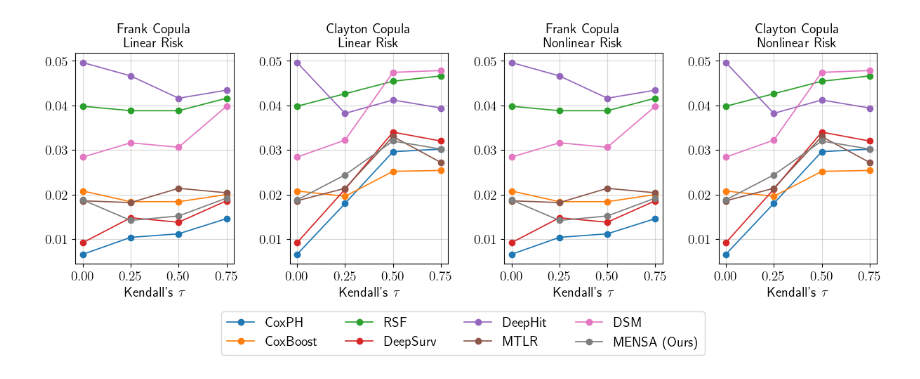
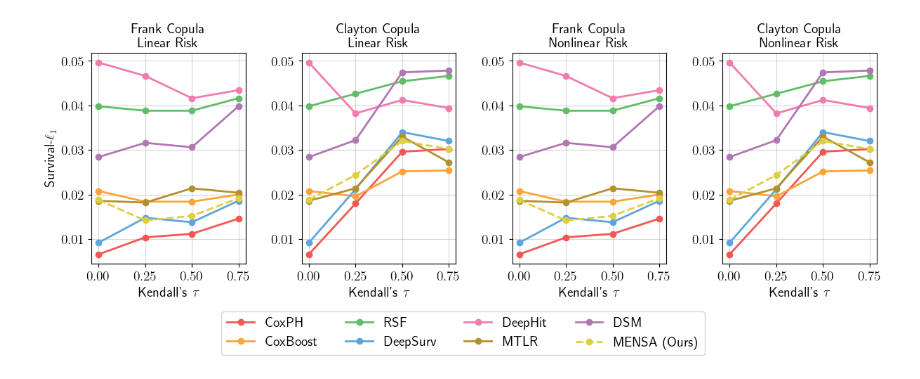
Before and after one commit to thecml/mensa, a Jupyter notebook: notebooks/plot_l1_survival.ipynb, the cells around one changed output. Drawn from its saved outputs; the diff is of its cells as text; code cells hidden in the pictures.

```diff
--- a/notebooks/plot_l1_survival.ipynb
+++ b/notebooks/plot_l1_survival.ipynb
@@ -11,6 +11,9 @@ plt.rcParams.update({'axes.labelsize': 'medium',
                      'font.size': 14.0,
                      'text.usetex': True,
                      'text.latex.preamble': r'\usepackage{amsfonts} \usepackage{bm}'})
+
+from utility.plot import load_tf_color
+TFColor = load_tf_color()
 
 def rename_model_names(df):
     model_name_mapping = {
@@ -56,34 +59,42 @@ labels = []
 
 # Iterate through each specified combination in the required order
 for idx, (copula, linear) in enumerate(copula_linear_pairs):
     # Filter the data for the current copula and linearity
     plot_data = grouped_df[(grouped_df['Copula'] == copula) & (grouped_df['Linear'] == linear)]
 
     # Select the appropriate subplot
     ax = axs[idx]
 
     # Iterate through each unique model name to create separate plots
-    for model_name in model_names:
+    for i, model_name in enumerate(model_names):
         model_data = plot_data[plot_data['ModelName'] == model_name]
 
-        line, = ax.plot(model_data['KTau'], model_data['L1'], marker='o', label=model_name,
-                        linewidth=1.25, markersize=6)
+        is_last = (model_name == "MENSA (Ours)")
+
+        line, = ax.plot(model_data['KTau'], model_data['L1'],
+                        color=TFColor[i], alpha=1,
+                        linestyle='-' if not is_last else '--',
+                        marker='o', label=model_name,
+                        linewidth=2, markersize=6)
 
         # Collect handles and labels for the legend if not already included
         if model_name not in labels:
             handles.append(line)
             labels.append(model_name)
 
     # Set the y-axis and x-axis labels, title, and grid
     ax.set_xlabel(r"Kendall's $\tau$")
     ax.set_title(f"{copula.capitalize()} Copula\n" + ("Linear Risk" if linear else "Nonlinear Risk"))
     ax.grid(True, alpha=0.5)
     ax.set_xticks([0, 0.25, 0.5, 0.75])
 
+    if idx == 0:
+        ax.set_ylabel(r"Survival-$\ell_{1}$")
+
 # Create a shared legend below the plot
 fig.legend(handles, labels, loc='upper center', bbox_to_anchor=(0.5, -0.01), ncol=4)
 
 # Save the figure
 fig.savefig(f"{cfg.PLOTS_DIR}/survival_l1.pdf", format='pdf', bbox_inches='tight')
 # %% [output]
-[figure, old version]
+[figure, new version]
```
Also changed, not shown: 11 other files.
